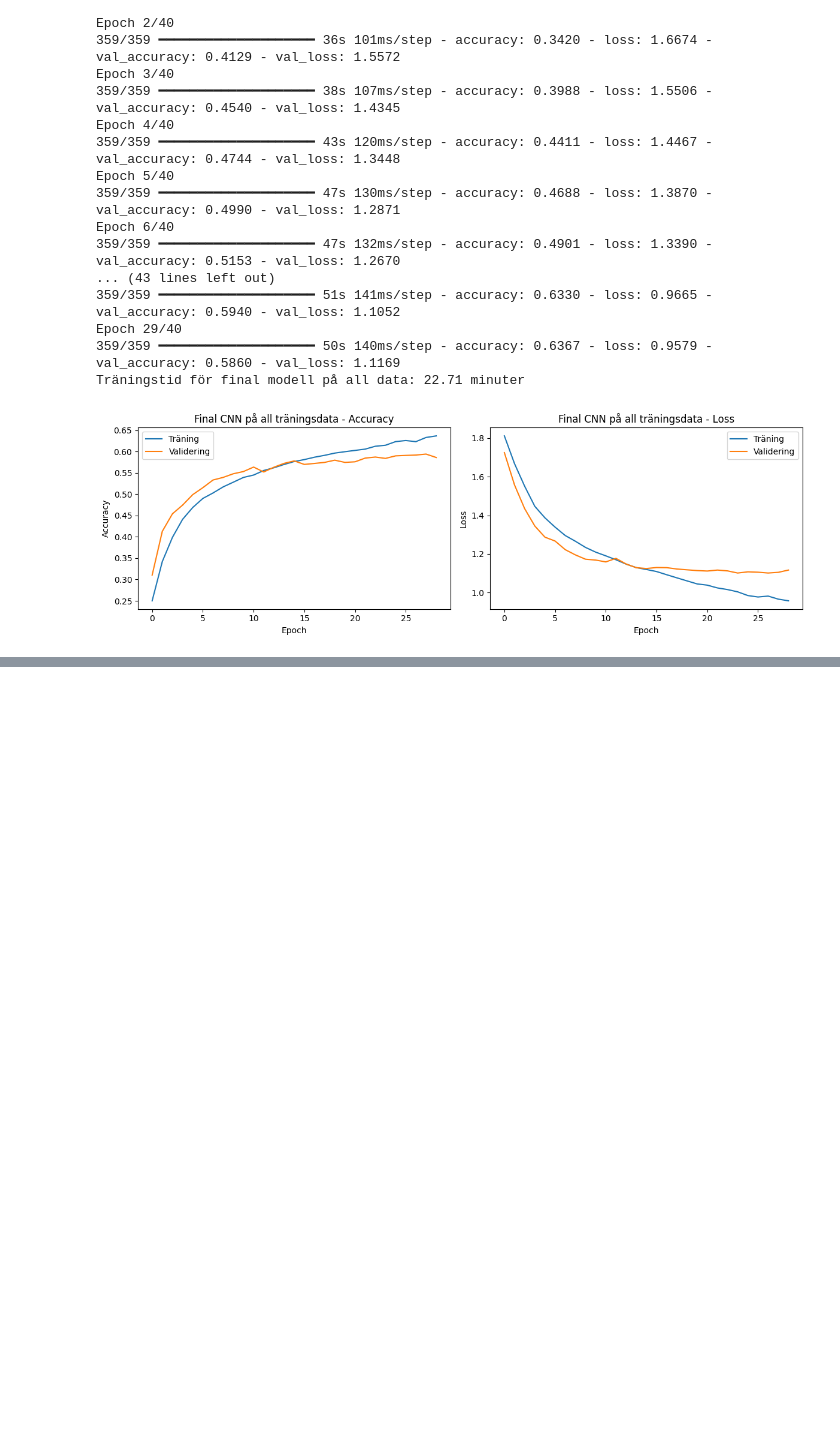
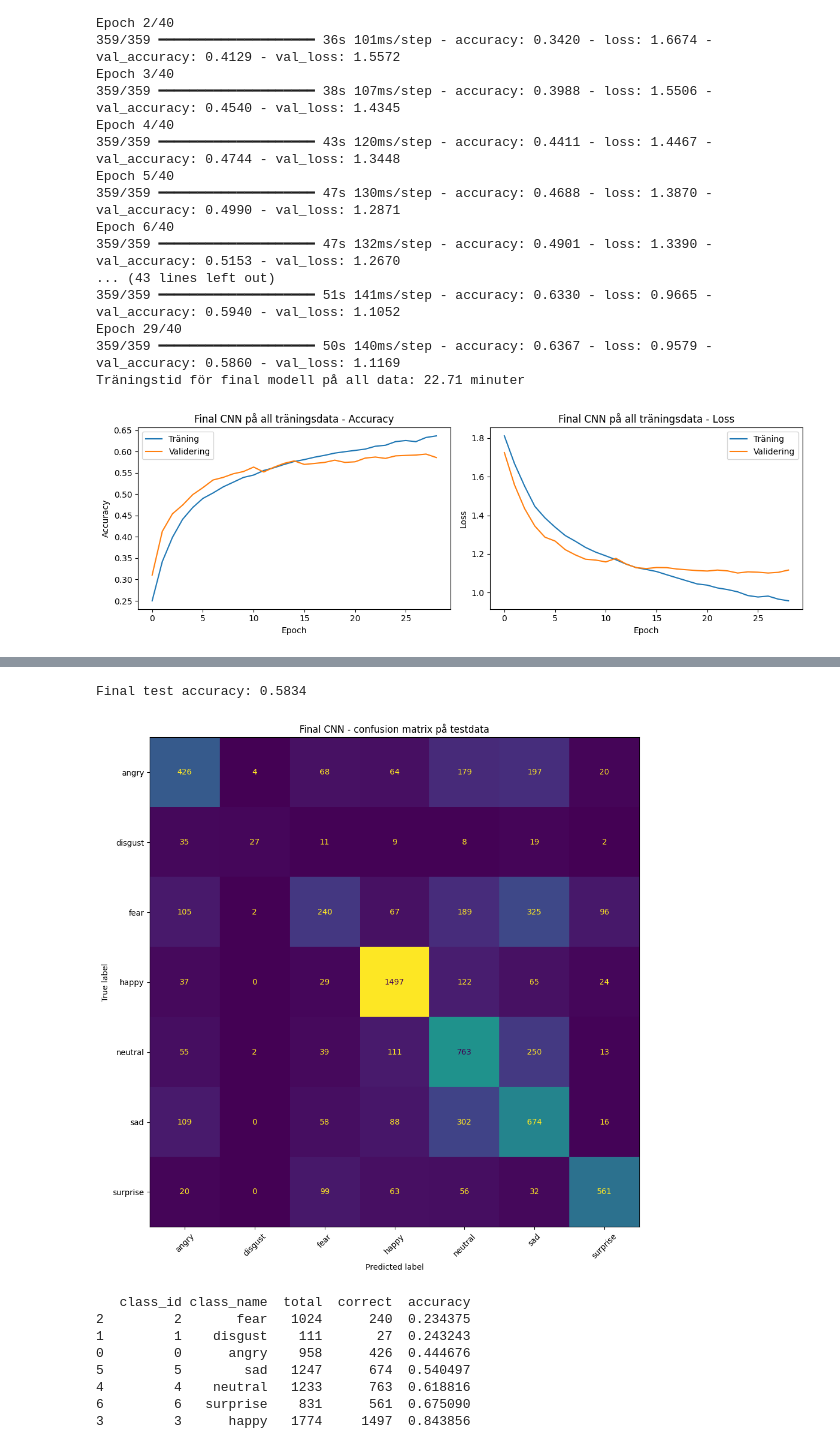
Before and after one commit to EliWei/CNN_individual_assignment, a Jupyter notebook: fer_klassificering.ipynb, the cells around one changed output, grey strips where cells are left out. Drawn from its saved outputs; the diff is of its cells as text; code cells hidden in the pictures; blank space fills up the shorter version.

```diff
--- a/fer_klassificering.ipynb
+++ b/fer_klassificering.ipynb
@@ -783,0 +808,30 @@ plot_history(final_history, title="Final CNN på all träningsdata")
+# %%
+# Utvärdera den slutliga modellen på testdatan (final!)
+final_test_pred, final_test_proba = predict_classes(final_model, X_test)
+
+final_test_accuracy = accuracy_score(y_test, final_test_pred)
+print(f"Final test accuracy: {final_test_accuracy:.4f}")
+# %% [output]
+Final test accuracy: 0.5834
+# %%
+# Confusion matrix på testdatan
+final_cm = plot_confusion_matrix(
+    y_test,
+    final_test_pred,
+    class_names,
+    title="Final CNN - confusion matrix på testdata"
+)
+
+# Accuracy per klass på testdatan (som vi har som funktion)
+final_per_class = calculate_per_class_accuracy(final_cm, class_names)
+print(final_per_class)
+# %% [output]
+[figure, added]
+   class_id class_name  total  correct  accuracy
+2         2       fear   1024      240  0.234375
+1         1    disgust    111       27  0.243243
+0         0      angry    958      426  0.444676
+5         5        sad   1247      674  0.540497
+4         4    neutral   1233      763  0.618816
+6         6   surprise    831      561  0.675090
+3         3      happy   1774     1497  0.843856
```
Also changed, not shown: parts of 11 cells of this notebook, 1 other file.
